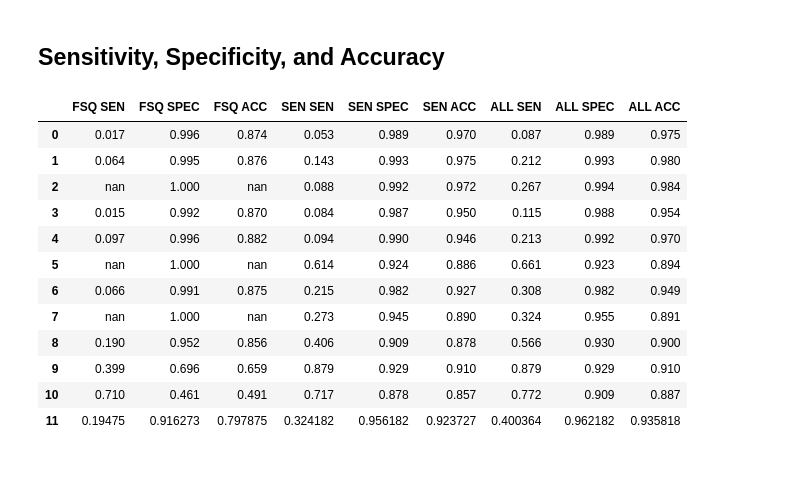
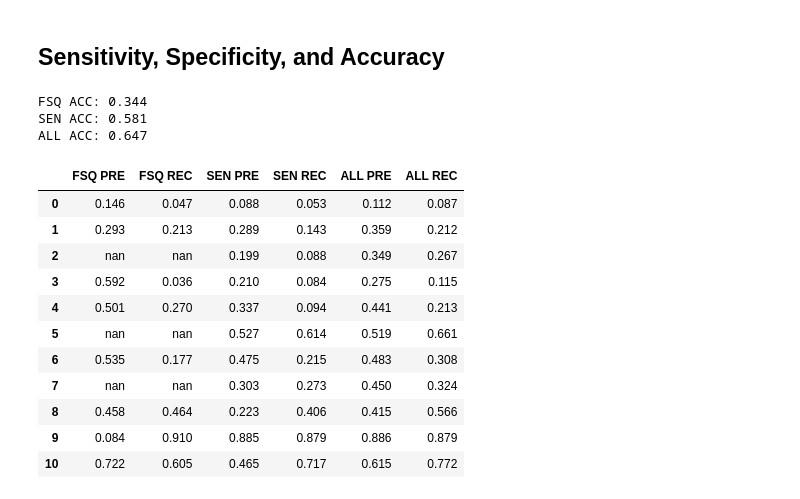
Before and after one commit to sosata/CS120DataAnalysis, a Jupyter notebook: SemanticLocation/show_accuracy_global.ipynb, the cells around one changed output. Drawn from its saved outputs; the diff is of its cells as text; code cells hidden in the pictures; blank space fills up the shorter version.

```diff
--- a/SemanticLocation/show_accuracy_global.ipynb
+++ b/SemanticLocation/show_accuracy_global.ipynb
@@ -208,46 +209,56 @@ plt.title('confusion matrix - sensor + foursquare')
 # %% [markdown]
 ## Sensitivity, Specificity, and Accuracy
 # %%
-tab = pd.DataFrame(columns=['FSQ SEN','FSQ SPEC','FSQ ACC','SEN SEN','SEN SPEC','SEN ACC','ALL SEN','ALL SPEC','ALL ACC'])
+# tab = pd.DataFrame(columns=['FSQ SEN','FSQ SPEC','FSQ ACC','SEN SEN','SEN SPEC','SEN ACC','ALL SEN','ALL SPEC','ALL ACC'])
+# tab = pd.DataFrame(columns=['FSQ SEN','FSQ SPEC','SEN SEN','SEN SPEC','ALL SEN','ALL SPEC'])
+tab = pd.DataFrame(columns=['FSQ PRE','FSQ REC','SEN PRE','SEN REC','ALL PRE','ALL REC'])
 
 fsq_mean = 0
 for i in range(11):
-    tab.loc[i,'FSQ SEN'] = '{:.3f}'.format(conf_fsq[i,i]/np.nansum(conf_fsq[:,i]))
-    tab.loc[i,'FSQ SPEC'] = '{:.3f}'.format((np.nansum(conf_fsq[:i,:i])+np.nansum(conf_fsq[i+1:,i+1:])+np.nansum(conf_fsq[:i,i+1:])+np.nansum(conf_fsq[i+1:,:i]))/(np.nansum(conf_fsq[:,:i])+np.nansum(conf_fsq[:,i+1:])))
-    tab.loc[i,'FSQ ACC'] = '{:.3f}'.format((conf_fsq[i,i]+np.nansum(conf_fsq[:i,:i])+np.nansum(conf_fsq[i+1:,i+1:])+np.nansum(conf_fsq[:i,i+1:])+np.nansum(conf_fsq[i+1:,:i]))/np.nansum(conf_fsq))
+    tab.loc[i,'FSQ REC'] = '{:.3f}'.format(conf_fsq[i,i]/np.nansum(conf_fsq[:,i]))
+    tab.loc[i,'FSQ PRE'] = '{:.3f}'.format(conf_fsq[i,i]/np.nansum(conf_fsq[i,:]))
+#     tab.loc[i,'FSQ SPEC'] = '{:.3f}'.format((np.nansum(conf_fsq[:i,:i])+np.nansum(conf_fsq[i+1:,i+1:])+np.nansum(conf_fsq[:i,i+1:])+np.nansum(conf_fsq[i+1:,:i]))/(np.nansum(conf_fsq[:,:i])+np.nansum(conf_fsq[:,i+1:])))
+#     tab.loc[i,'FSQ ACC'] = '{:.3f}'.format((conf_fsq[i,i]+np.nansum(conf_fsq[:i,:i])+np.nansum(conf_fsq[i+1:,i+1:])+np.nansum(conf_fsq[:i,i+1:])+np.nansum(conf_fsq[i+1:,:i]))/np.nansum(conf_fsq))
 
 for i in range(11):
-    tab.loc[i,'SEN SEN'] = '{:.3f}'.format(conf_sensor[i,i]/np.sum(conf_sensor[:,i]))
-    tab.loc[i,'SEN SPEC'] = '{:.3f}'.format((np.sum(conf_sensor[:i,:i])+np.sum(conf_sensor[i+1:,i+1:])+np.sum(conf_sensor[:i,i+1:])+np.sum(conf_sensor[i+1:,:i]))/(np.sum(conf_sensor[:,:i])+np.sum(conf_sensor[:,i+1:])))
-    tab.loc[i,'SEN ACC'] = '{:.3f}'.format((conf_sensor[i,i]+np.sum(conf_sensor[:i,:i])+np.sum(conf_sensor[i+1:,i+1:])+np.sum(conf_sensor[:i,i+1:])+np.sum(conf_sensor[i+1:,:i]))/np.sum(conf_sensor))
+    tab.loc[i,'SEN REC'] = '{:.3f}'.format(conf_sensor[i,i]/np.sum(conf_sensor[:,i]))
+    tab.loc[i,'SEN PRE'] = '{:.3f}'.format(conf_sensor[i,i]/np.sum(conf_sensor[i,:]))
+#     tab.loc[i,'SEN SPEC'] = '{:.3f}'.format((np.sum(conf_sensor[:i,:i])+np.sum(conf_sensor[i+1:,i+1:])+np.sum(conf_sensor[:i,i+1:])+np.sum(conf_sensor[i+1:,:i]))/(np.sum(conf_sensor[:,:i])+np.sum(conf_sensor[:,i+1:])))
+#     tab.loc[i,'SEN ACC'] = '{:.3f}'.format((conf_sensor[i,i]+np.sum(conf_sensor[:i,:i])+np.sum(conf_sensor[i+1:,i+1:])+np.sum(conf_sensor[:i,i+1:])+np.sum(conf_sensor[i+1:,:i]))/np.sum(conf_sensor))
 
 for i in range(11):
-    tab.loc[i,'ALL SEN'] = '{:.3f}'.format(conf_all[i,i]/np.sum(conf_all[:,i]))
-    tab.loc[i,'ALL SPEC'] = '{:.3f}'.format((np.sum(conf_all[:i,:i])+np.sum(conf_all[i+1:,i+1:])+np.sum(conf_all[:i,i+1:])+np.sum(conf_all[i+1:,:i]))/(np.sum(conf_all[:,:i])+np.sum(conf_all[:,i+1:])))
-    tab.loc[i,'ALL ACC'] = '{:.3f}'.format((conf_all[i,i]+np.sum(conf_all[:i,:i])+np.sum(conf_all[i+1:,i+1:])+np.sum(conf_all[:i,i+1:])+np.sum(conf_all[i+1:,:i]))/np.sum(conf_all))
+    tab.loc[i,'ALL REC'] = '{:.3f}'.format(conf_all[i,i]/np.sum(conf_all[:,i]))
+    tab.loc[i,'ALL PRE'] = '{:.3f}'.format(conf_all[i,i]/np.sum(conf_all[i,:]))
+#     tab.loc[i,'ALL SPEC'] = '{:.3f}'.format((np.sum(conf_all[:i,:i])+np.sum(conf_all[i+1:,i+1:])+np.sum(conf_all[:i,i+1:])+np.sum(conf_all[i+1:,:i]))/(np.sum(conf_all[:,:i])+np.sum(conf_all[:,i+1:])))
+#     tab.loc[i,'ALL ACC'] = '{:.3f}'.format((conf_all[i,i]+np.sum(conf_all[:i,:i])+np.sum(conf_all[i+1:,i+1:])+np.sum(conf_all[:i,i+1:])+np.sum(conf_all[i+1:,:i]))/np.sum(conf_all))
 
-tab.loc[11,'FSQ SEN'] = np.nanmean(tab['FSQ SEN'].astype(float))
-tab.loc[11,'FSQ SPEC'] = np.nanmean(tab['FSQ SPEC'].astype(float))
-tab.loc[11,'FSQ ACC'] = np.nanmean(tab['FSQ ACC'].astype(float))
-tab.loc[11,'SEN SEN'] = np.nanmean(tab['SEN SEN'].astype(float))
-tab.loc[11,'SEN SPEC'] = np.nanmean(tab['SEN SPEC'].astype(float))
-tab.loc[11,'SEN ACC'] = np.nanmean(tab['SEN ACC'].astype(float))
-tab.loc[11,'ALL SEN'] = np.nanmean(tab['ALL SEN'].astype(float))
-tab.loc[11,'ALL SPEC'] = np.nanmean(tab['ALL SPEC'].astype(float))
-tab.loc[11,'ALL ACC'] = np.nanmean(tab['ALL ACC'].astype(float))
+# tab.loc[11,'FSQ SEN'] = np.nanmean(tab['FSQ SEN'].astype(float))
+# tab.loc[11,'FSQ SPEC'] = np.nanmean(tab['FSQ SPEC'].astype(float))
+# tab.loc[11,'FSQ ACC'] = np.nanmean(tab['FSQ ACC'].astype(float))
+# tab.loc[11,'SEN SEN'] = np.nanmean(tab['SEN SEN'].astype(float))
+# tab.loc[11,'SEN SPEC'] = np.nanmean(tab['SEN SPEC'].astype(float))
+# tab.loc[11,'SEN ACC'] = np.nanmean(tab['SEN ACC'].astype(float))
+# tab.loc[11,'ALL SEN'] = np.nanmean(tab['ALL SEN'].astype(float))
+# tab.loc[11,'ALL SPEC'] = np.nanmean(tab['ALL SPEC'].astype(float))
+# tab.loc[11,'ALL ACC'] = np.nanmean(tab['ALL ACC'].astype(float))
+print('FSQ ACC: {:.3f}'.format(np.nansum([conf_fsq[i,i] for i in range(conf_fsq.shape[0])])/np.nansum(conf_fsq)))
+print('SEN ACC: {:.3f}'.format(np.nansum([conf_sensor[i,i] for i in range(conf_sensor.shape[0])])/np.nansum(conf_sensor)))
+print('ALL ACC: {:.3f}'.format(np.nansum([conf_all[i,i] for i in range(conf_all.shape[0])])/np.nansum(conf_all)))
 
 tab
 # %% [output]
+FSQ ACC: 0.344
+SEN ACC: 0.581
+ALL ACC: 0.647
-|  | FSQ SEN | FSQ SPEC | FSQ ACC | SEN SEN | SEN SPEC | SEN ACC | ALL SEN | ALL SPEC | ALL ACC |
-| 0 | 0.017 | 0.996 | 0.874 | 0.053 | 0.989 | 0.970 | 0.087 | 0.989 | 0.975 |
-| 1 | 0.064 | 0.995 | 0.876 | 0.143 | 0.993 | 0.975 | 0.212 | 0.993 | 0.980 |
-| 2 | nan | 1.000 | nan | 0.088 | 0.992 | 0.972 | 0.267 | 0.994 | 0.984 |
-| 3 | 0.015 | 0.992 | 0.870 | 0.084 | 0.987 | 0.950 | 0.115 | 0.988 | 0.954 |
-| 4 | 0.097 | 0.996 | 0.882 | 0.094 | 0.990 | 0.946 | 0.213 | 0.992 | 0.970 |
-| 5 | nan | 1.000 | nan | 0.614 | 0.924 | 0.886 | 0.661 | 0.923 | 0.894 |
-| 6 | 0.066 | 0.991 | 0.875 | 0.215 | 0.982 | 0.927 | 0.308 | 0.982 | 0.949 |
-| 7 | nan | 1.000 | nan | 0.273 | 0.945 | 0.890 | 0.324 | 0.955 | 0.891 |
-| 8 | 0.190 | 0.952 | 0.856 | 0.406 | 0.909 | 0.878 | 0.566 | 0.930 | 0.900 |
-| 9 | 0.399 | 0.696 | 0.659 | 0.879 | 0.929 | 0.910 | 0.879 | 0.929 | 0.910 |
-| 10 | 0.710 | 0.461 | 0.491 | 0.717 | 0.878 | 0.857 | 0.772 | 0.909 | 0.887 |
-| 11 | 0.19475 | 0.916273 | 0.797875 | 0.324182 | 0.956182 | 0.923727 | 0.400364 | 0.962182 | 0.935818 |
+|  | FSQ PRE | FSQ REC | SEN PRE | SEN REC | ALL PRE | ALL REC |
+| 0 | 0.146 | 0.047 | 0.088 | 0.053 | 0.112 | 0.087 |
+| 1 | 0.293 | 0.213 | 0.289 | 0.143 | 0.359 | 0.212 |
+| 2 | nan | nan | 0.199 | 0.088 | 0.349 | 0.267 |
+| 3 | 0.592 | 0.036 | 0.210 | 0.084 | 0.275 | 0.115 |
+| 4 | 0.501 | 0.270 | 0.337 | 0.094 | 0.441 | 0.213 |
+| 5 | nan | nan | 0.527 | 0.614 | 0.519 | 0.661 |
+| 6 | 0.535 | 0.177 | 0.475 | 0.215 | 0.483 | 0.308 |
+| 7 | nan | nan | 0.303 | 0.273 | 0.450 | 0.324 |
+| 8 | 0.458 | 0.464 | 0.223 | 0.406 | 0.415 | 0.566 |
+| 9 | 0.084 | 0.910 | 0.885 | 0.879 | 0.886 | 0.879 |
+| 10 | 0.722 | 0.605 | 0.465 | 0.717 | 0.615 | 0.772 |
```
Also changed, not shown: parts of 1 cell of this notebook, 3 other files.
